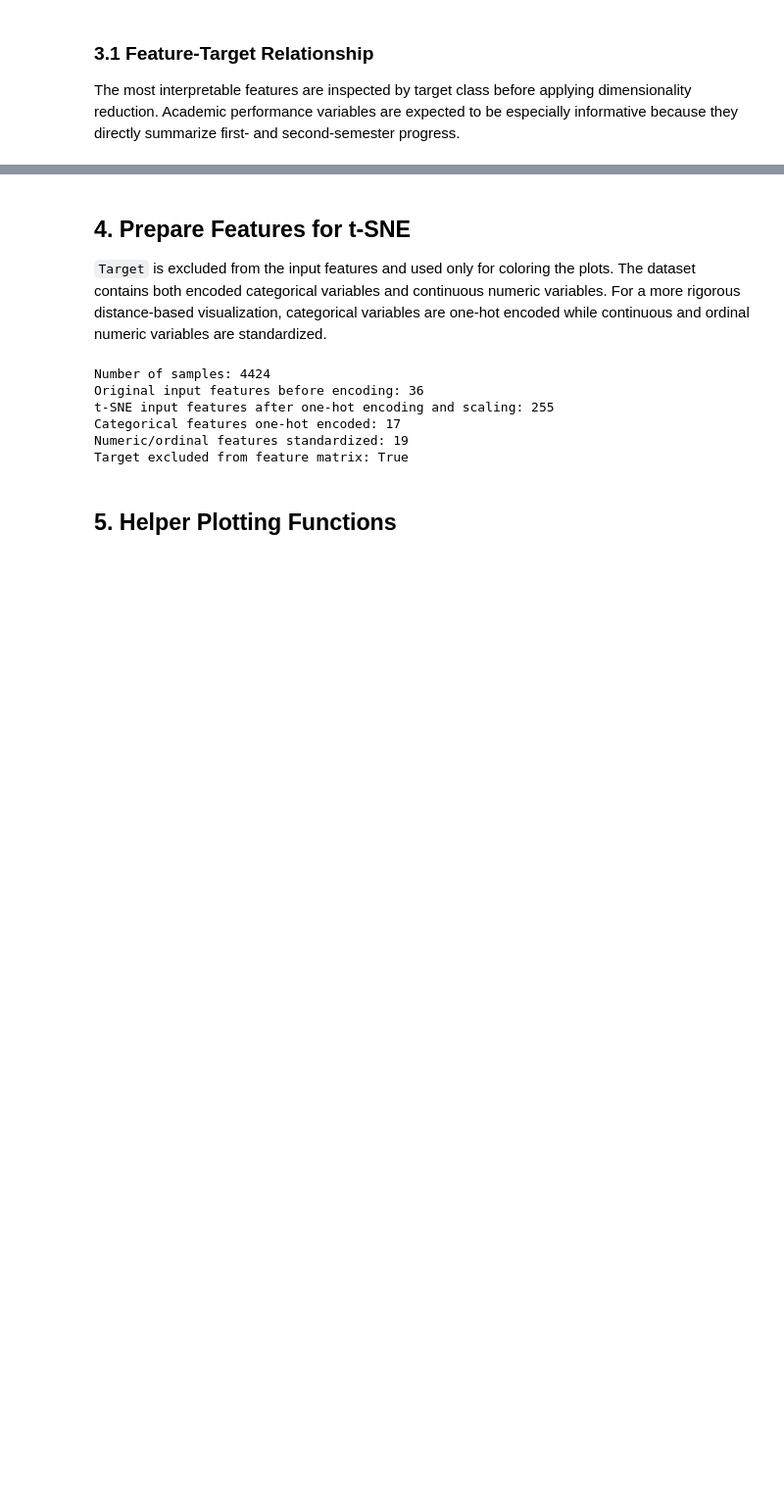
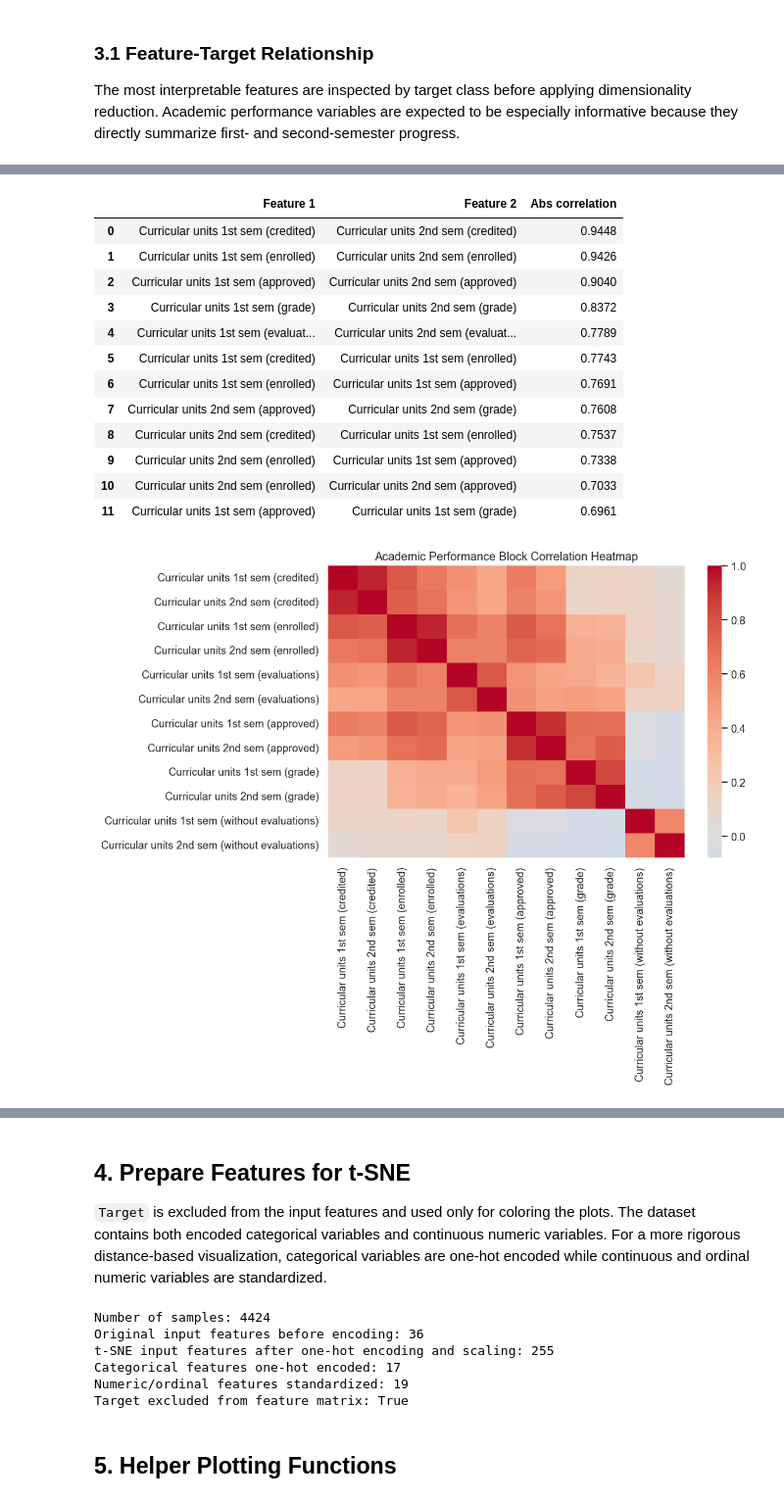
Before and after one commit to NathanTong0921/Machine-Learning-Project, a Jupyter notebook: visualization/data_visualization_tsne.ipynb, the cells around one changed output, grey strips where cells are left out. Shown at 98% size. Saved outputs shown, nothing was run; the diff lists cells and outputs as text; code cells hidden in the pictures; blank space fills up the shorter version.

```diff
--- a/visualization/data_visualization_tsne.ipynb
+++ b/visualization/data_visualization_tsne.ipynb
@@ -203,0 +224,62 @@ The correlation ranking is only an exploratory screening tool because `Target` i
+# %%
+academic_block_features = [
+    "Curricular units 1st sem (credited)",
+    "Curricular units 2nd sem (credited)",
+    "Curricular units 1st sem (enrolled)",
+    "Curricular units 2nd sem (enrolled)",
+    "Curricular units 1st sem (evaluations)",
+    "Curricular units 2nd sem (evaluations)",
+    "Curricular units 1st sem (approved)",
+    "Curricular units 2nd sem (approved)",
+    "Curricular units 1st sem (grade)",
+    "Curricular units 2nd sem (grade)",
+    "Curricular units 1st sem (without evaluations)",
+    "Curricular units 2nd sem (without evaluations)",
+]
+academic_block_features = [col for col in academic_block_features if col in df.columns]
+
+academic_corr = df[academic_block_features].corr(numeric_only=True)
+academic_pair_rows = []
+for i, feature_a in enumerate(academic_block_features):
+    for feature_b in academic_block_features[i + 1:]:
+        academic_pair_rows.append(
+            {
+                "Feature 1": feature_a,
+                "Feature 2": feature_b,
+                "Abs correlation": abs(academic_corr.loc[feature_a, feature_b]),
+            }
+        )
+
+top_academic_pairwise_corr = (
+    pd.DataFrame(academic_pair_rows)
+    .sort_values("Abs correlation", ascending=False)
+    .head(12)
+    .reset_index(drop=True)
+)
+display(top_academic_pairwise_corr.round(4))
+
+fig, ax = plt.subplots(figsize=(10, 8))
+sns.heatmap(
+    academic_corr,
+    cmap="coolwarm",
+    center=0,
+    ax=ax,
+)
+ax.set_title("Academic Performance Block Correlation Heatmap")
+plt.tight_layout()
+plt.show()
+# %% [output]
+|  | Feature 1 | Feature 2 | Abs correlation |
+| 0 | Curricular units 1st sem (credited) | Curricular units 2nd sem (credited) | 0.9448 |
+| 1 | Curricular units 1st sem (enrolled) | Curricular units 2nd sem (enrolled) | 0.9426 |
+| 2 | Curricular units 1st sem (approved) | Curricular units 2nd sem (approved) | 0.9040 |
+| 3 | Curricular units 1st sem (grade) | Curricular units 2nd sem (grade) | 0.8372 |
+| 4 | Curricular units 1st sem (evaluat... | Curricular units 2nd sem (evaluat... | 0.7789 |
+| 5 | Curricular units 1st sem (credited) | Curricular units 1st sem (enrolled) | 0.7743 |
+| 6 | Curricular units 1st sem (enrolled) | Curricular units 1st sem (approved) | 0.7691 |
+| 7 | Curricular units 2nd sem (approved) | Curricular units 2nd sem (grade) | 0.7608 |
+| 8 | Curricular units 2nd sem (credited) | Curricular units 1st sem (enrolled) | 0.7537 |
+| 9 | Curricular units 2nd sem (enrolled) | Curricular units 1st sem (approved) | 0.7338 |
+| 10 | Curricular units 2nd sem (enrolled) | Curricular units 2nd sem (approved) | 0.7033 |
+| 11 | Curricular units 1st sem (approved) | Curricular units 1st sem (grade) | 0.6961 |
+[figure, added]
```
Also changed, not shown: parts of 10 cells of this notebook, 1 other file.
